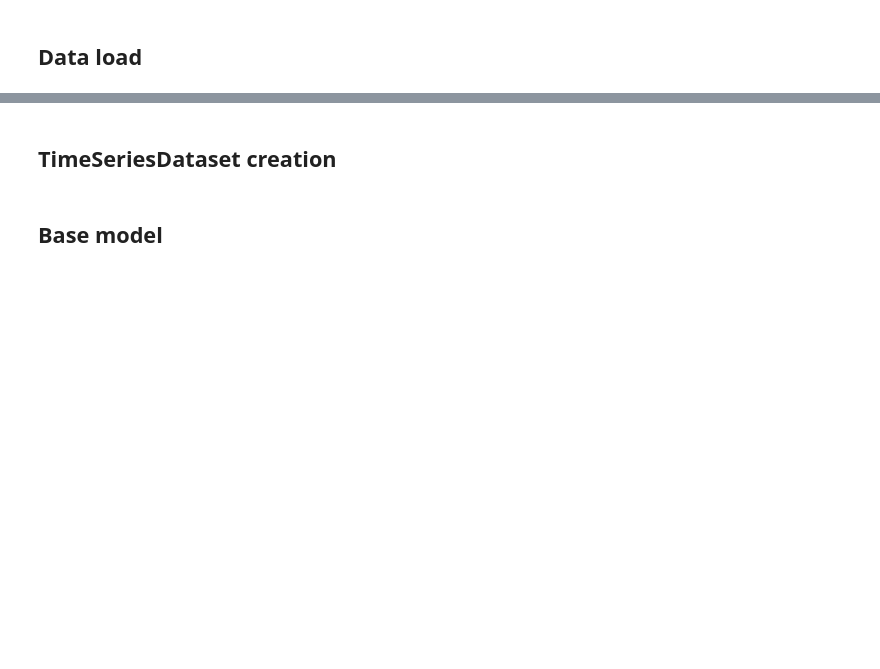
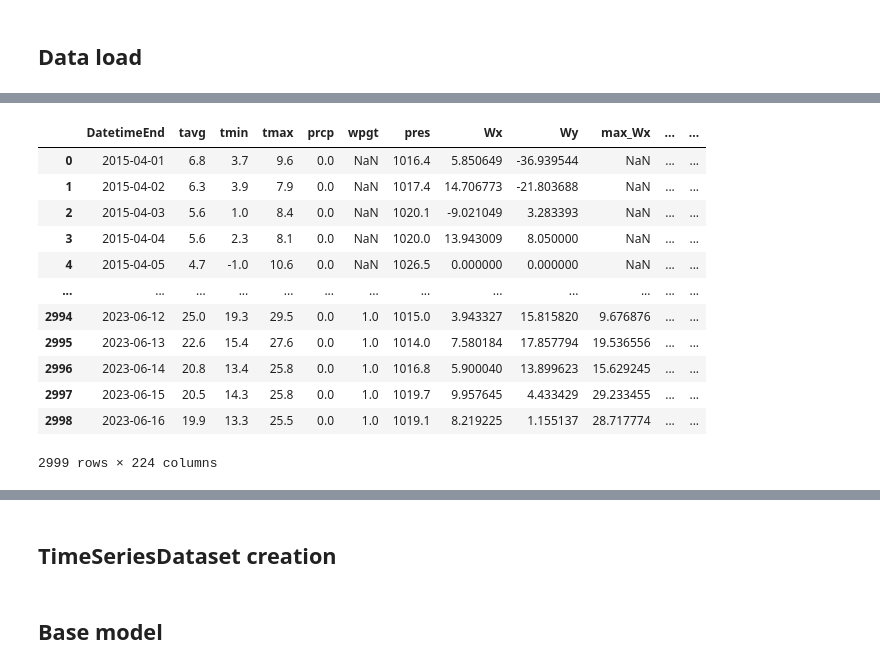
Before and after one commit to AlexandraNasonova/air_pollution_predict, a Jupyter notebook: airpollpredictor/jupiter_experiments/pytorch_forecasting/pm25_forecast.ipynb, the cells around one changed output, grey strips where cells are left out. Saved outputs shown, nothing was run; the diff lists cells and outputs as text; code cells hidden in the pictures; blank space fills up the shorter version.

```diff
--- a/airpollpredictor/jupiter_experiments/pytorch_forecasting/pm25_forecast.ipynb
+++ b/airpollpredictor/jupiter_experiments/pytorch_forecasting/pm25_forecast.ipynb
@@ -90,0 +79,33 @@ data['Pollutant'] = '6001'
+# %%
+data = pd.read_csv("../../datasets/pollutants-weather-merged-data/aqi_all.csv", parse_dates=True,
+                     index_col=settings.DATE_COLUMN_NAME)
+data = data[DATE_TRAIN_START:DATE_VAL_END]
+# data = data[columns]
+data['Pollutant'] = '6001'
+data.reset_index(inplace=True)
+data[settings.DATE_COLUMN_NUM_IND_NAME] = \
+    (data[settings.DATE_COLUMN_NAME]
+     - data[settings.DATE_COLUMN_NAME].min()).dt.days
+# data.drop(columns=[settings.DATE_COLUMN_NAME], inplace=True)
+# data.set_index(settings.DATE_COLUMN_NUM_IND_NAME, inplace=True)
+# data.sort_index(inplace=True)
+data["Pollutant"] = data["Pollutant"].astype(str).astype("category")
+data["month"] = data["month"].astype(str).astype("category")
+data["weekday"] = data["weekday"].astype(str).astype("category")
+data["AQI_PM25"] = data["AQI_PM25"].astype(float)
+# data.reset_index(inplace=True)
+data
+# %% [output]
+|  | DatetimeEnd | tavg | tmin | tmax | prcp | wpgt | pres | Wx | Wy | max_Wx | ... | ... |
+| 0 | 2015-04-01 | 6.8 | 3.7 | 9.6 | 0.0 | NaN | 1016.4 | 5.850649 | -36.939544 | NaN | ... | ... |
+| 1 | 2015-04-02 | 6.3 | 3.9 | 7.9 | 0.0 | NaN | 1017.4 | 14.706773 | -21.803688 | NaN | ... | ... |
+| 2 | 2015-04-03 | 5.6 | 1.0 | 8.4 | 0.0 | NaN | 1020.1 | -9.021049 | 3.283393 | NaN | ... | ... |
+| 3 | 2015-04-04 | 5.6 | 2.3 | 8.1 | 0.0 | NaN | 1020.0 | 13.943009 | 8.050000 | NaN | ... | ... |
+| 4 | 2015-04-05 | 4.7 | -1.0 | 10.6 | 0.0 | NaN | 1026.5 | 0.000000 | 0.000000 | NaN | ... | ... |
+| ... | ... | ... | ... | ... | ... | ... | ... | ... | ... | ... | ... | ... |
+| 2994 | 2023-06-12 | 25.0 | 19.3 | 29.5 | 0.0 | 1.0 | 1015.0 | 3.943327 | 15.815820 | 9.676876 | ... | ... |
+| 2995 | 2023-06-13 | 22.6 | 15.4 | 27.6 | 0.0 | 1.0 | 1014.0 | 7.580184 | 17.857794 | 19.536556 | ... | ... |
+| 2996 | 2023-06-14 | 20.8 | 13.4 | 25.8 | 0.0 | 1.0 | 1016.8 | 5.900040 | 13.899623 | 15.629245 | ... | ... |
+| 2997 | 2023-06-15 | 20.5 | 14.3 | 25.8 | 0.0 | 1.0 | 1019.7 | 9.957645 | 4.433429 | 29.233455 | ... | ... |
+| 2998 | 2023-06-16 | 19.9 | 13.3 | 25.5 | 0.0 | 1.0 | 1019.1 | 8.219225 | 1.155137 | 28.717774 | ... | ... |
+2999 rows × 224 columns
```
Also changed, not shown: parts of 28 cells of this notebook, 44 other files.
